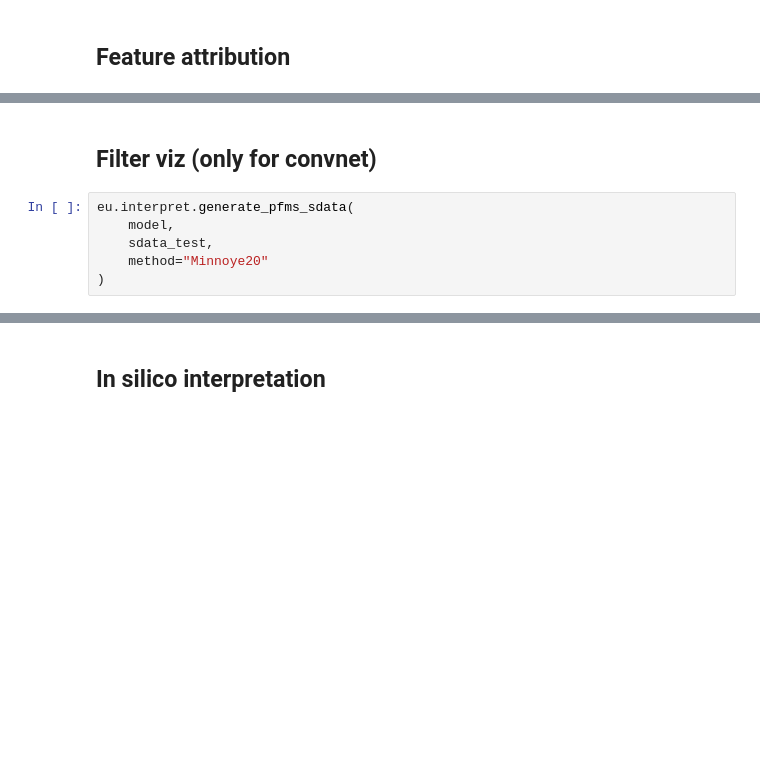
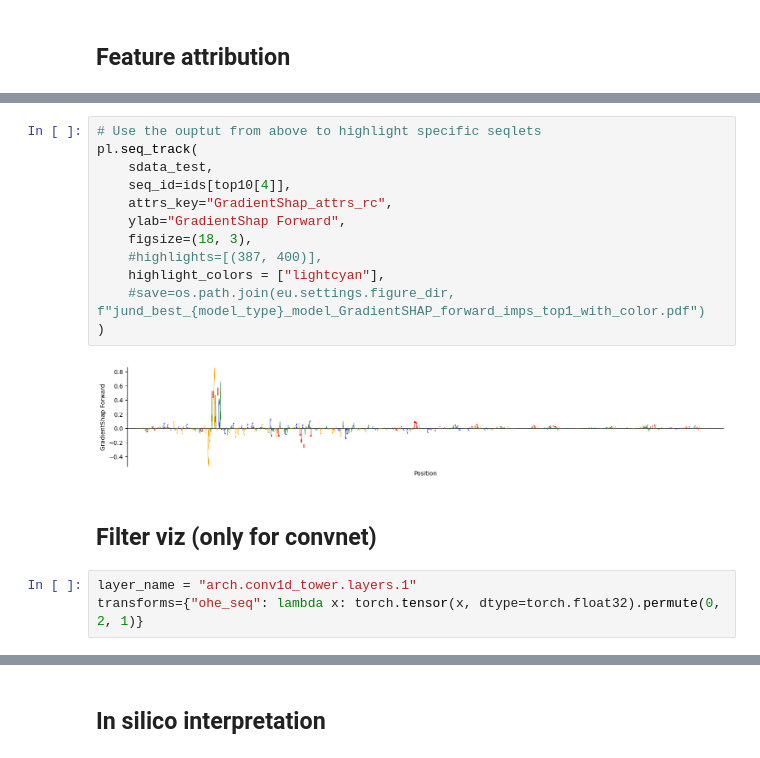
Before and after one commit to ML4GLand/EUGENe_paper, a Jupyter notebook: notebooks/kopp21/kopp21_interpretation.ipynb, the cells around one changed output, grey strips where cells are left out. Saved outputs shown, nothing was run; the diff lists cells and outputs as text; blank space fills up the shorter version.

```diff
--- a/notebooks/kopp21/kopp21_interpretation.ipynb
+++ b/notebooks/kopp21/kopp21_interpretation.ipynb
@@ -59,8 +143,19 @@ for method in saliency_methods:
+# %%
+# Use the ouptut from above to highlight specific seqlets
+pl.seq_track(
+    sdata_test,
+    seq_id=ids[top10[4]],
+    attrs_key="GradientShap_attrs_rc",
+    ylab="GradientShap Forward",
+    figsize=(18, 3),
+    #highlights=[(387, 400)],
+    highlight_colors = ["lightcyan"],
+    #save=os.path.join(eu.settings.figure_dir, f"jund_best_{model_type}_model_GradientSHAP_forward_imps_top1_with_color.pdf")
+)
+# %% [output]
+[figure, added]
 # %% [markdown]
 ## Filter viz (only for convnet)
-# %%
-eu.interpret.generate_pfms_sdata(
-    model,
-    sdata_test,
-    method="Minnoye20"
-)
+# %%
+layer_name = "arch.conv1d_tower.layers.1"
+transforms={"ohe_seq": lambda x: torch.tensor(x, dtype=torch.float32).permute(0, 2, 1)}
```
Also changed, not shown: parts of 36 cells of this notebook, 32 other files.
